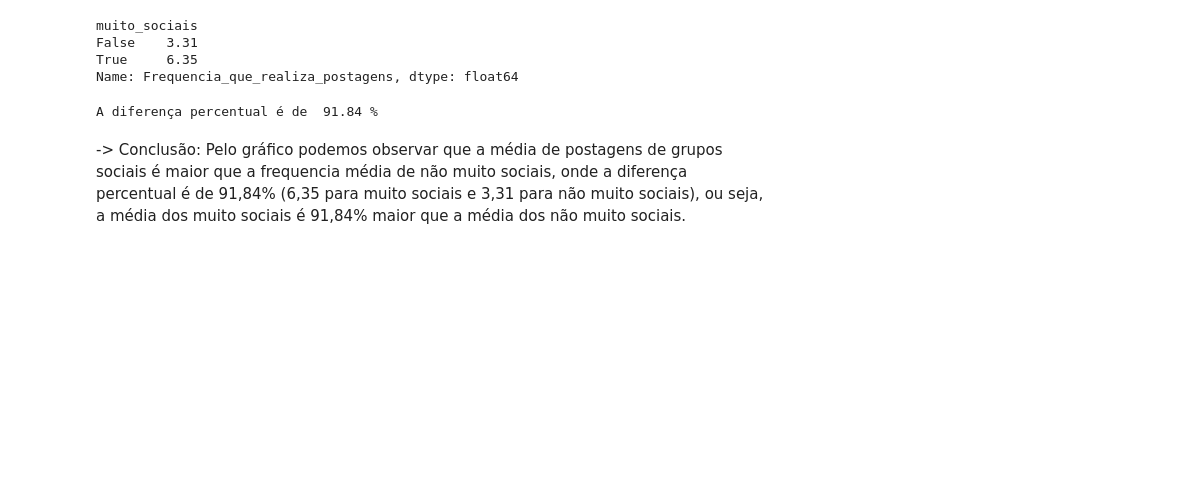
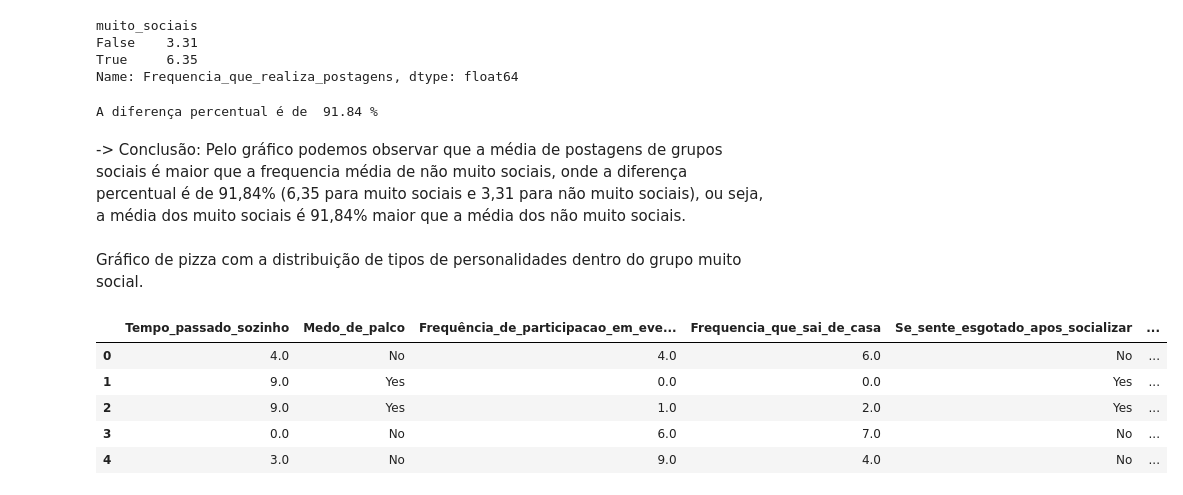
Before and after one commit to caikedomingues/An-lise-de-dados-sobre-comportamento-extrovertido-vs-introvertido, a Jupyter notebook: Analise.ipynb, the cells around one changed output. Cells and saved outputs as stored; diff of their text form; code cells hidden in the pictures; blank space fills up the shorter version.

```diff
--- a/Analise.ipynb
+++ b/Analise.ipynb
@@ -875,3 +875,14 @@ A diferença percentual é de  91.84 %
 # %% [markdown]
 -> Conclusão: Pelo gráfico podemos observar que a média de postagens de grupos sociais é maior que a frequencia média de não muito sociais, onde a diferença percentual é de 91,84% (6,35 para muito sociais e 3,31 para não muito sociais),
 ou seja, a média dos muito sociais é 91,84% maior que a média dos não muito sociais.
+# %% [markdown]
+Gráfico de pizza com a distribuição de tipos de personalidades dentro do grupo muito social.
+# %%
+base_de_dados.head()
+# %% [output]
+|  | Tempo_passado_sozinho | Medo_de_palco | Frequência_de_participacao_em_eve... | Frequencia_que_sai_de_casa | Se_sente_esgotado_apos_socializar | ... |
+| 0 | 4.0 | No | 4.0 | 6.0 | No | ... |
+| 1 | 9.0 | Yes | 0.0 | 0.0 | Yes | ... |
+| 2 | 9.0 | Yes | 1.0 | 2.0 | Yes | ... |
+| 3 | 0.0 | No | 6.0 | 7.0 | No | ... |
+| 4 | 3.0 | No | 9.0 | 4.0 | No | ... |
```
Also changed, not shown: parts of 11 cells of this notebook.
